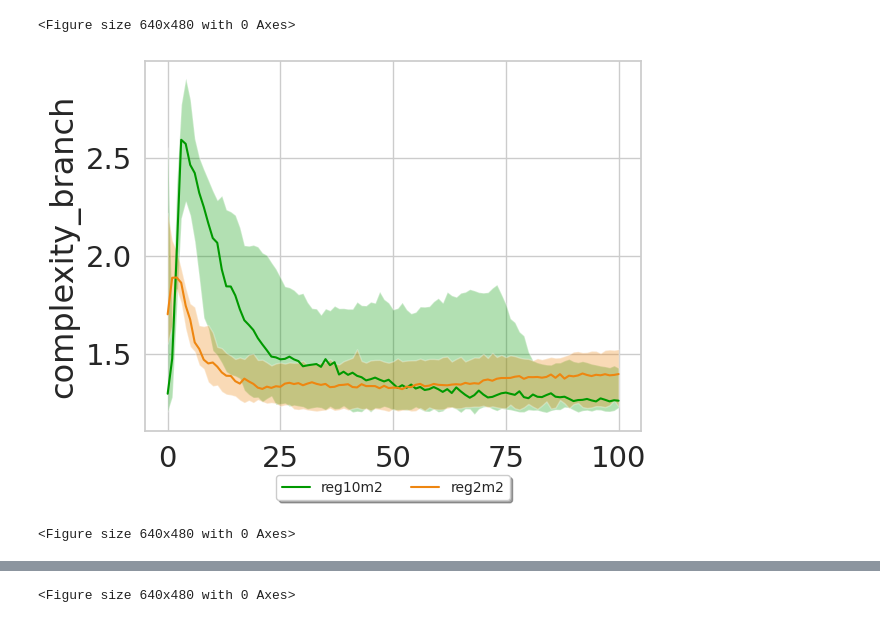
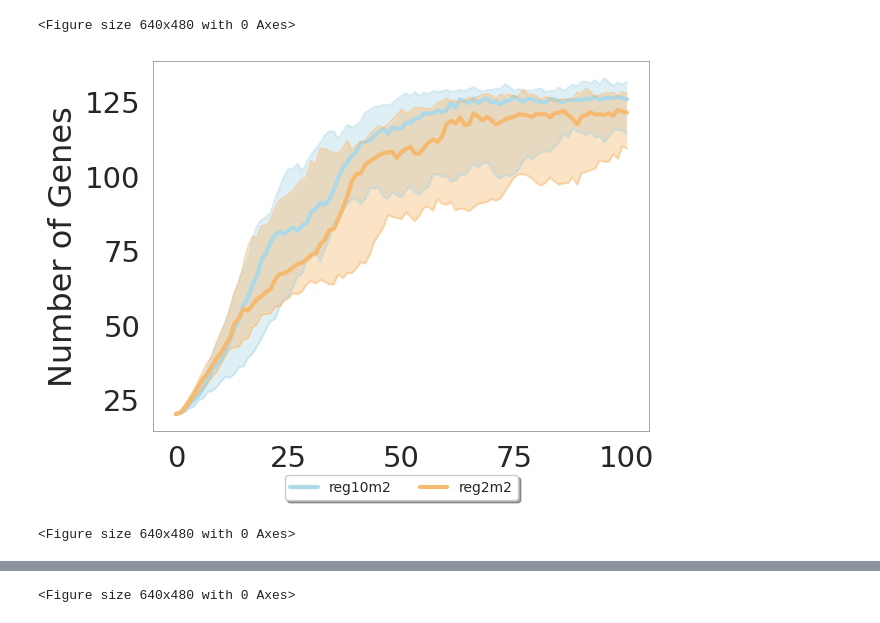
Before and after one commit to karinemiras/revolve2, a Jupyter notebook: experiments/default_study/knockout_analysisv2.ipynb, the cells around one changed output, grey strips where cells are left out. Saved outputs shown, nothing was run; the diff lists cells and outputs as text; code cells hidden in the pictures.

```diff
--- a/experiments/default_study/knockout_analysisv2.ipynb
+++ b/experiments/default_study/knockout_analysisv2.ipynb
@@ -259,14 +434,21 @@ for trait in traits:
 
 ### COMPLEXITY AND GENO SIZE PROGRESSION
 
+keys = ['experiment_name', 'run', 'gen', 'individual_id']
 
-df_complexity = pd.read_csv(f'{path}/complexity/complexity.csv')
+df_complexity = pd.read_csv(f'{path}/complexity/complexity.csv').drop(columns=['geno_size'])
+df_complexity_net = pd.read_csv(f'{path}/complexity/complexity_net.csv')
+df_complexity_all = pd.merge(df_complexity, df_complexity_net, on=keys, how='inner')
 
-grouped = df_complexity.groupby(['experiment_name', 'run', 'gen'])
+df_complexity_all['interactions_density'] = df_complexity_all['complexity_net'] / df_complexity_all['n_genes']
+
+grouped = df_complexity_all.groupby(['experiment_name', 'run', 'gen'])
 df_complexity_inner = grouped.agg({
     'geno_size': 'mean',
     'complexity_branch': 'mean',
-    'complexity_env': 'mean'
+    'complexity_env': 'mean',
+    'n_genes': 'mean',
+    'interactions_density': 'mean'
 })
 df_complexity_inner = df_complexity_inner.reset_index()
 
@@ -277,53 +459,96 @@ grouped = df_complexity_inner.groupby(['experiment_name', 'gen'])
 df_complexity_outer = grouped.agg({
     'geno_size': ['median', q1, q3],
     'complexity_branch': ['median', q1, q3],
-    'complexity_env': ['median', q1, q3]
+    'complexity_env': ['median', q1, q3],
+    'n_genes': ['median', q1, q3],
+    'interactions_density': ['median', q1, q3]
 })
 df_complexity_outer.columns = [
     ('geno_size', 'median'), ('geno_size', 'Q1'), ('geno_size', 'Q3'),
     ('complexity_branch', 'median'), ('complexity_branch', 'Q1'), ('complexity_branch', 'Q3'),
-    ('complexity_env', 'median'), ('complexity_env', 'Q1'), ('complexity_env', 'Q3')
+    ('complexity_env', 'median'), ('complexity_env', 'Q1'), ('complexity_env', 'Q3'),
+    ('n_genes', 'median'), ('n_genes', 'Q1'), ('n_genes', 'Q3'),
+    ('interactions_density', 'median'), ('interactions_density', 'Q1'), ('interactions_density', 'Q3')
 ]
 df_complexity_outer.columns = ['_'.join(col) for col in df_complexity_outer.columns]
 df_complexity_outer = df_complexity_outer.reset_index()
 
-metrics = ['geno_size', 'complexity_branch', 'complexity_env']
-for metric in metrics:
+clrs = ['#ADD8E6',
+        '#F6B970']
+traits_labels = ['Genome Size', 'Number of Genes', 'Interaction Density', 'Average Branching', 'Envelope Changes']
+
+metrics = ['geno_size', 'n_genes', 'interactions_density', 'complexity_branch', 'complexity_env']
+for idm, metric in enumerate(metrics):
 
     font = {'font.size': 20}
     plt.rcParams.update(font)
-    fig, ax = plt.subplots()
+    fig, ax = plt.subplots()#figsize=(3,2))
 
     plt.xlabel('')
-    plt.ylabel(f'{metric}')
+    plt.ylabel(f'{traits_labels[idm]}')
+    ax.grid(False)
+    ax.spines['top'].set_color('grey')
+    ax.spines['top'].set_linewidth(0.5)
+    ax.spines['right'].set_color('grey')
+    ax.spines['right'].set_linewidth(0.5)
+    ax.spines['bottom'].set_color('grey')
+    ax.spines['bottom'].set_linewidth(0.5)
+    ax.spines['left'].set_color('grey')
+    ax.spines['left'].set_linewidth(0.5)
+    ax.tick_params(axis='x', which='both', bottom=False, top=False, labelbottom=True)
+    ax.tick_params(axis='y', which='both', left=False, right=False, labelleft=True)
+
+
 
     for idx_experiment, exp in enumerate(experiments):
         metric_exp = df_complexity_outer[df_complexity_outer['experiment_name'] == exp]
-       # display(metric_exp)
+        #display(metric_exp)
 
         ax.plot(metric_exp['gen'], metric_exp[f'{metric}_median'],
-                    label=f'{exp}', c=clrs[idx_experiment])
+                    label=f'{exp}', c=clrs[idx_experiment], linewidth=3)
+
         ax.fill_between(metric_exp['gen'],
                         metric_exp[f'{metric}_Q1'],
                         metric_exp[f'{metric}_Q3'],
-                        alpha=0.3, facecolor=clrs[idx_experiment])
+                        alpha=0.4, facecolor=clrs[idx_experiment])
+
+        ax.plot(metric_exp['gen'],
+        metric_exp[f'{metric}_Q1'],
+        linestyle='-', color=clrs[idx_experiment], alpha=0.5, linewidth=1.5)  # Contour line for Q1
+
+        ax.plot(metric_exp['gen'],
+        metric_exp[f'{metric}_Q3'],
+        linestyle='-', color=clrs[idx_experiment], alpha=0.5, linewidth=1.5)  # Contour line for Q3
+
 
         ax.legend(loc='upper center', bbox_to_anchor=(0.5, -0.1),  fancybox=True, shadow=True, ncol=5, fontsize=10)
 
     plt.show()
     plt.clf()
+    fig.savefig(f'{path}/knockouts/{metric}.png', dpi=300, bbox_inches='tight')
     plt.close(fig)
 
 
 
 for idx_experiment, exp in enumerate(experiments):
-    print(exp, 'corr dispy and genosize')
-    df_complexity_exp = df_complexity[df_complexity['experiment_name'] == exp]
-    df_complexity_exp[['disp_y', 'geno_size']] = df_complexity_exp[['disp_y', 'geno_size']].replace([np.inf, -np.inf], np.nan)
-    df_complexity_exp = df_complexity_exp[['disp_y', 'geno_size']].dropna()
+    print('\n',exp, '\n corr all: dispy and n_genes')
+    df_complexity_exp = df_complexity_all[df_complexity_all['experiment_name'] == exp]
+    df_complexity_exp[['disp_y', 'n_genes']] = df_complexity_exp[['disp_y', 'n_genes']].replace([np.inf, -np.inf], np.nan)
+    df_complexity_exp = df_complexity_exp[['disp_y', 'n_genes']].dropna()
 
-    corr_coefficient, p_value = pearsonr(df_complexity_exp['disp_y'], df_complexity_exp['geno_size'])
-
+    corr_coefficient, p_value = pearsonr(df_complexity_exp['disp_y'], df_complexity_exp['n_genes'])
     print(f"Pearson Correlation Coefficient: {corr_coefficient}")
     print(f"P-value: {p_value}")
+
+
+for idx_experiment, exp in enumerate(experiments):
+    print('\n',exp, '\n corr final: dispy and n_genes')
+    df_complexity_exp = df_complexity_all[df_complexity_all['experiment_name'] == exp]
+    df_complexity_exp = df_complexity_exp[df_complexity_exp['gen'] == 100]
+    df_complexity_exp[['disp_y', 'n_genes']] = df_complexity_exp[['disp_y', 'n_genes']].replace([np.inf, -np.inf], np.nan)
+    df_complexity_exp = df_complexity_exp[['disp_y', 'n_genes']].dropna()
+
+    corr_coefficient, p_value = pearsonr(df_complexity_exp['disp_y'], df_complexity_exp['n_genes'])
+    print(f"Pearson Correlation Coefficient: {corr_coefficient}")
+    print(f"P-value: {p_value}")
 # %% [output]
@@ -331,3 +556,3 @@ for idx_experiment, exp in enumerate(experiments):
 <Figure size 640x480 with 0 Axes>
-[figure, old version]
+[figure, new version]
 <Figure size 640x480 with 0 Axes>
```
Also changed, not shown: parts of 11 cells of this notebook, 9 other files.
